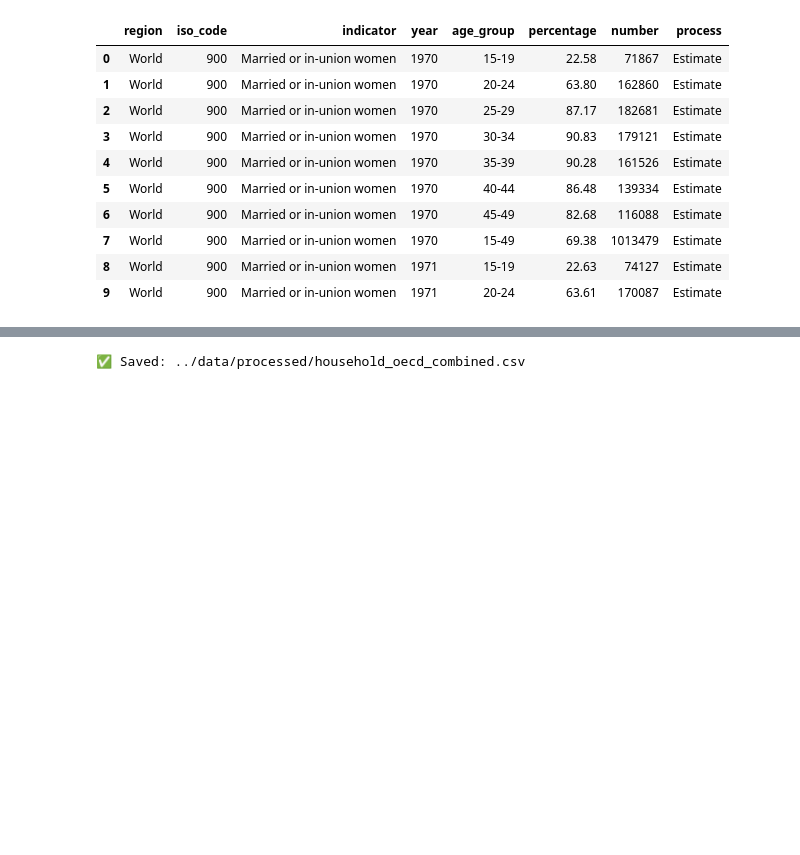
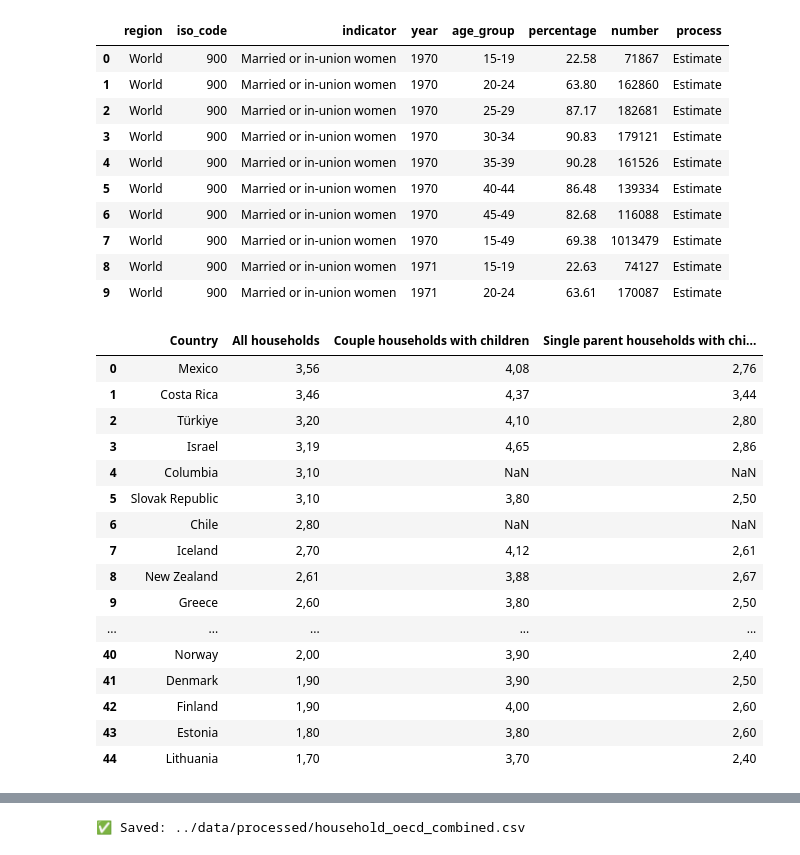
Before and after one commit to YkslB/marriage_statistics, a Jupyter notebook: scripts/Cleaning.ipynb, the cells around one changed output, grey strips where cells are left out. Drawn from its saved outputs; the diff is of its cells as text; code cells hidden in the pictures; blank space fills up the shorter version.

```diff
--- a/scripts/Cleaning.ipynb
+++ b/scripts/Cleaning.ipynb
@@ -956,4 +956,25 @@ df_15.head(10)
 # %%
 #df_15.to_sql('regions_un', engine, if_exists='replace',index=False)
 # %%
-#pip install "xlrd==1.2.0"
+df_16_1 = pd.read_csv('../data/Raw/OECD/SF_1_1_Family_size_and_composition - Sayfa1.csv')
+df_16_1
+#Data for Chart SF1.1.A. Average size of households by household type, 2024a
+# avg_size_all	avg_size_couple_with_children	avg_size_single_parent_with_children
+# %% [output]
+|  | Country | All households | Couple households with children | Single parent households with chi... |
+| 0 | Mexico | 3,56 | 4,08 | 2,76 |
+| 1 | Costa Rica | 3,46 | 4,37 | 3,44 |
+| 2 | Türkiye | 3,20 | 4,10 | 2,80 |
+| 3 | Israel | 3,19 | 4,65 | 2,86 |
+| 4 | Columbia | 3,10 | NaN | NaN |
+| 5 | Slovak Republic | 3,10 | 3,80 | 2,50 |
+| 6 | Chile | 2,80 | NaN | NaN |
+| 7 | Iceland | 2,70 | 4,12 | 2,61 |
+| 8 | New Zealand | 2,61 | 3,88 | 2,67 |
+| 9 | Greece | 2,60 | 3,80 | 2,50 |
+| ... | ... | ... | ... | ... |
+| 40 | Norway | 2,00 | 3,90 | 2,40 |
+| 41 | Denmark | 1,90 | 3,90 | 2,50 |
+| 42 | Finland | 1,90 | 4,00 | 2,60 |
+| 43 | Estonia | 1,80 | 3,80 | 2,60 |
+| 44 | Lithuania | 1,70 | 3,70 | 2,40 |
```
Also changed, not shown: parts of 25 cells of this notebook, 5 other files.
